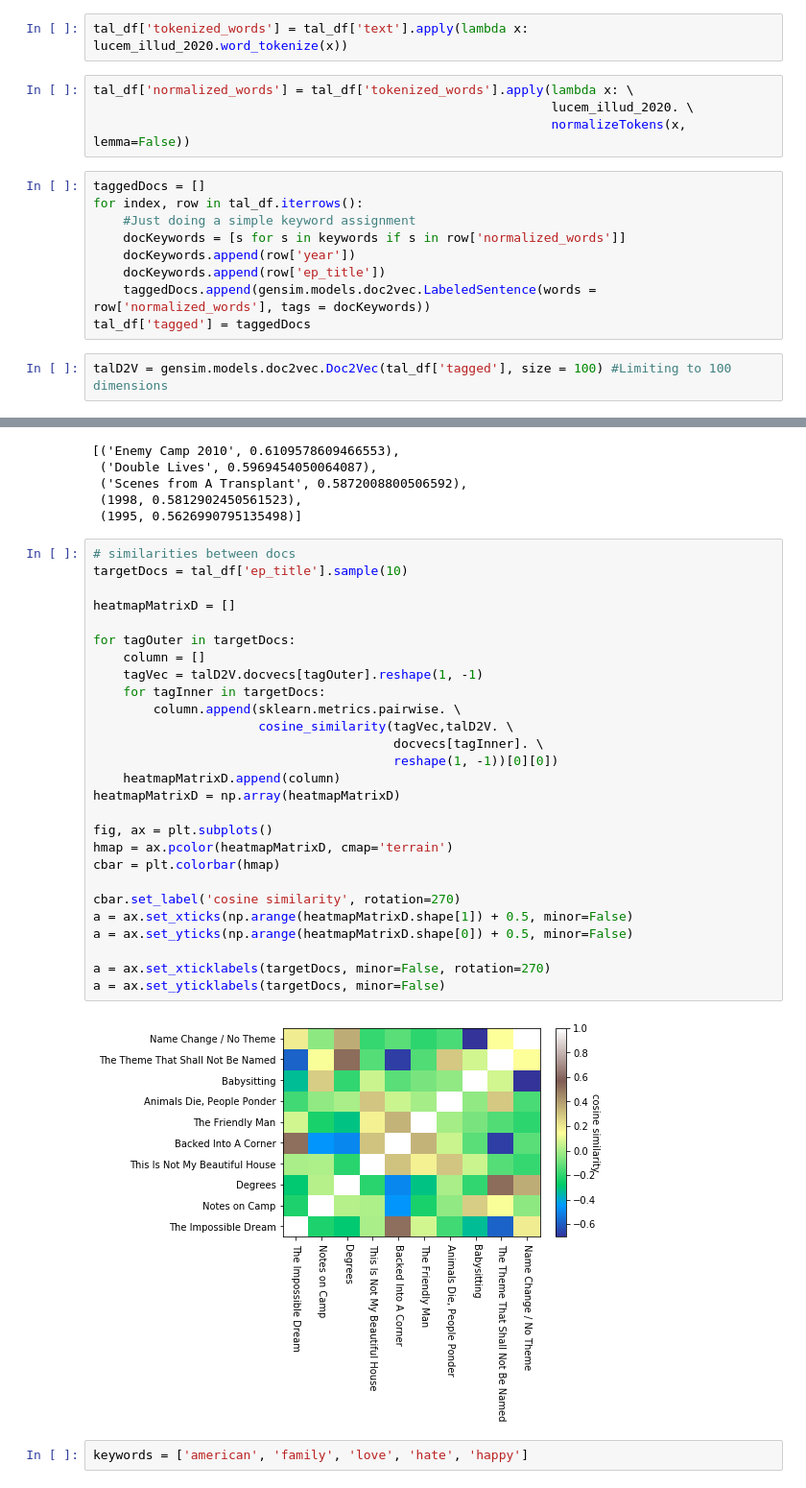
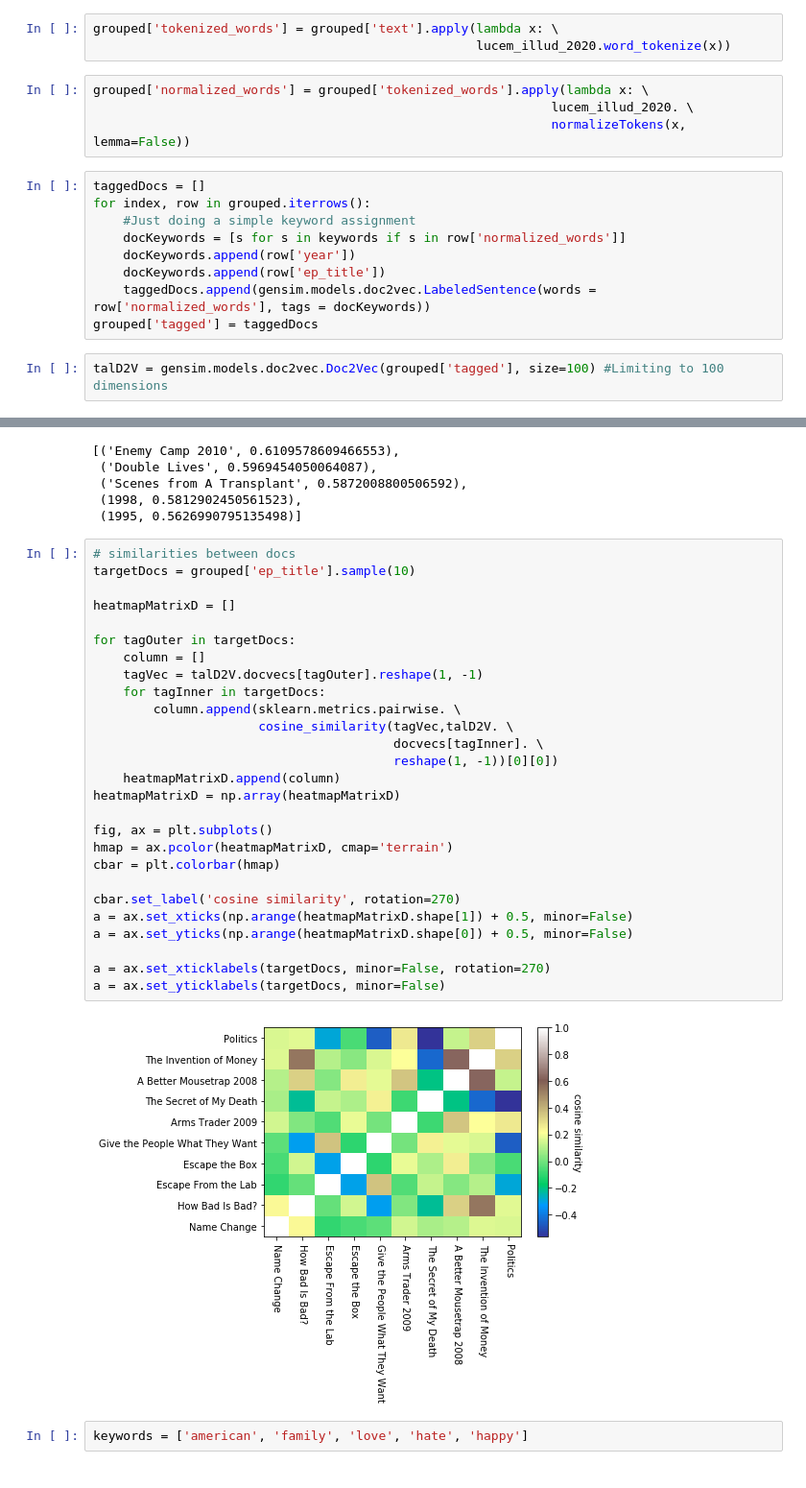
Before and after one commit to katykoenig/Content-Analysis-2020, a Jupyter notebook: week-7/7-Vector-Space-Word-Embeddings.ipynb, the cells around one changed output, grey strips where cells are left out. Shown at 96% size. Saved outputs shown, nothing was run; the diff lists cells and outputs as text.

```diff
--- a/week-7/7-Vector-Space-Word-Embeddings.ipynb
+++ b/week-7/7-Vector-Space-Word-Embeddings.ipynb
@@ -769,22 +753,23 @@ We can later load it:
 
 <span style="color:red">Construct cells immediately below this that embed documents related to your final project using `doc2vec`, and explore the relationship between different documents and the word vectors you analyzed in the last exercise. Consider the most similar words to critical documents, analogies (doc _x_ + word _y_), and other additions and subtractions that reveal the structure of similarity and difference within your semantic space. What does this pattern reveal about the documentary organization of your semantic space?
 # %%
-tal_df['tokenized_words'] = tal_df['text'].apply(lambda x: lucem_illud_2020.word_tokenize(x))
+grouped['tokenized_words'] = grouped['text'].apply(lambda x: \
+                                                   lucem_illud_2020.word_tokenize(x))
 # %%
-tal_df['normalized_words'] = tal_df['tokenized_words'].apply(lambda x: \
+grouped['normalized_words'] = grouped['tokenized_words'].apply(lambda x: \
                                                              lucem_illud_2020. \
                                                              normalizeTokens(x, lemma=False))
 # %%
 taggedDocs = []
-for index, row in tal_df.iterrows():
+for index, row in grouped.iterrows():
     #Just doing a simple keyword assignment
     docKeywords = [s for s in keywords if s in row['normalized_words']]
     docKeywords.append(row['year'])
     docKeywords.append(row['ep_title'])
     taggedDocs.append(gensim.models.doc2vec.LabeledSentence(words = row['normalized_words'], tags = docKeywords))
-tal_df['tagged'] = taggedDocs
+grouped['tagged'] = taggedDocs
 # %%
-talD2V = gensim.models.doc2vec.Doc2Vec(tal_df['tagged'], size = 100) #Limiting to 100 dimensions
+talD2V = gensim.models.doc2vec.Doc2Vec(grouped['tagged'], size=100) #Limiting to 100 dimensions
 # %%
 talD2V.most_similar(positive = ['family', 'poor'], negative = ['rich'], topn = 1)
 # %% [output]
@@ -820,33 +805,33 @@ talD2V.docvecs.most_similar([talD2V['struggle'] + talD2V['loss']], topn=5)
  (1995, 0.5626990795135498)]
 # %%
 # similarities between docs
-targetDocs = tal_df['ep_title'].sample(10)
+targetDocs = grouped['ep_title'].sample(10)
 
 heatmapMatrixD = []
 
 for tagOuter in targetDocs:
     column = []
     tagVec = talD2V.docvecs[tagOuter].reshape(1, -1)
     for tagInner in targetDocs:
         column.append(sklearn.metrics.pairwise. \
                       cosine_similarity(tagVec,talD2V. \
                                         docvecs[tagInner]. \
                                         reshape(1, -1))[0][0])
     heatmapMatrixD.append(column)
 heatmapMatrixD = np.array(heatmapMatrixD)
 
 fig, ax = plt.subplots()
 hmap = ax.pcolor(heatmapMatrixD, cmap='terrain')
 cbar = plt.colorbar(hmap)
 
 cbar.set_label('cosine similarity', rotation=270)
 a = ax.set_xticks(np.arange(heatmapMatrixD.shape[1]) + 0.5, minor=False)
 a = ax.set_yticks(np.arange(heatmapMatrixD.shape[0]) + 0.5, minor=False)
 
 a = ax.set_xticklabels(targetDocs, minor=False, rotation=270)
 a = ax.set_yticklabels(targetDocs, minor=False)
 # %% [output]
-[figure, old version]
+[figure, new version]
 # %%
 keywords = ['american', 'family', 'love', 'hate', 'happy']
 # %%
```
Also changed, not shown: parts of 12 cells of this notebook.
